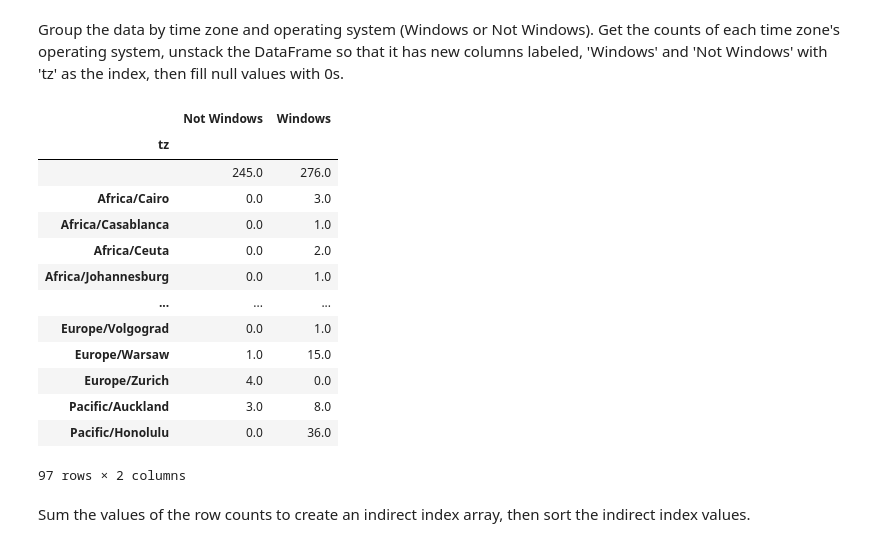
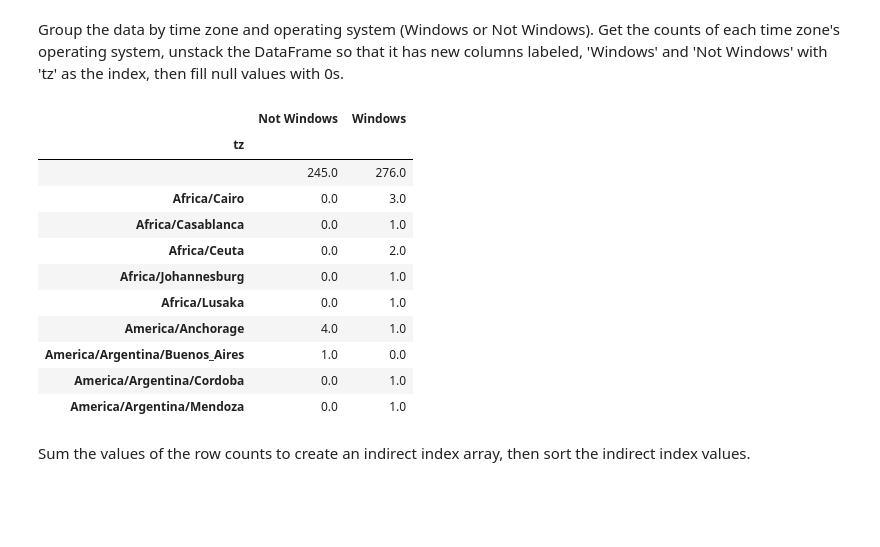
Before and after one commit to angcylau/ICS434, a Jupyter notebook: module_2/experience-1/experience-read-explore-data.ipynb, the cells around one changed output. Saved outputs shown, nothing was run; the diff lists cells and outputs as text; code cells hidden in the pictures; blank space fills up the shorter version.

```diff
--- a/module_2/experience-1/experience-read-explore-data.ipynb
+++ b/module_2/experience-1/experience-read-explore-data.ipynb
@@ -66,22 +63,20 @@ Group the data by time zone and operating system (Windows or Not Windows). Get t
 # %%
 by_tz_os = cframe.groupby(['tz', os])
 agg_counts = by_tz_os.size().unstack().fillna(0)
-agg_counts
+agg_counts[:10]
 # %% [output]
 |  | Not Windows | Windows |
 | tz |  |  |
 |  | 245.0 | 276.0 |
 | Africa/Cairo | 0.0 | 3.0 |
 | Africa/Casablanca | 0.0 | 1.0 |
 | Africa/Ceuta | 0.0 | 2.0 |
 | Africa/Johannesburg | 0.0 | 1.0 |
-| ... | ... | ... |
-| Europe/Volgograd | 0.0 | 1.0 |
-| Europe/Warsaw | 1.0 | 15.0 |
-| Europe/Zurich | 4.0 | 0.0 |
-| Pacific/Auckland | 3.0 | 8.0 |
-| Pacific/Honolulu | 0.0 | 36.0 |
+| Africa/Lusaka | 0.0 | 1.0 |
+| America/Anchorage | 4.0 | 1.0 |
+| America/Argentina/Buenos_Aires | 1.0 | 0.0 |
+| America/Argentina/Cordoba | 0.0 | 1.0 |
+| America/Argentina/Mendoza | 0.0 | 1.0 |
-97 rows × 2 columns
 # %% [markdown]
 Sum the values of the row counts to create an indirect index array, then sort the indirect index values.
 # %%
```
Also changed, not shown: parts of 3 cells of this notebook.
